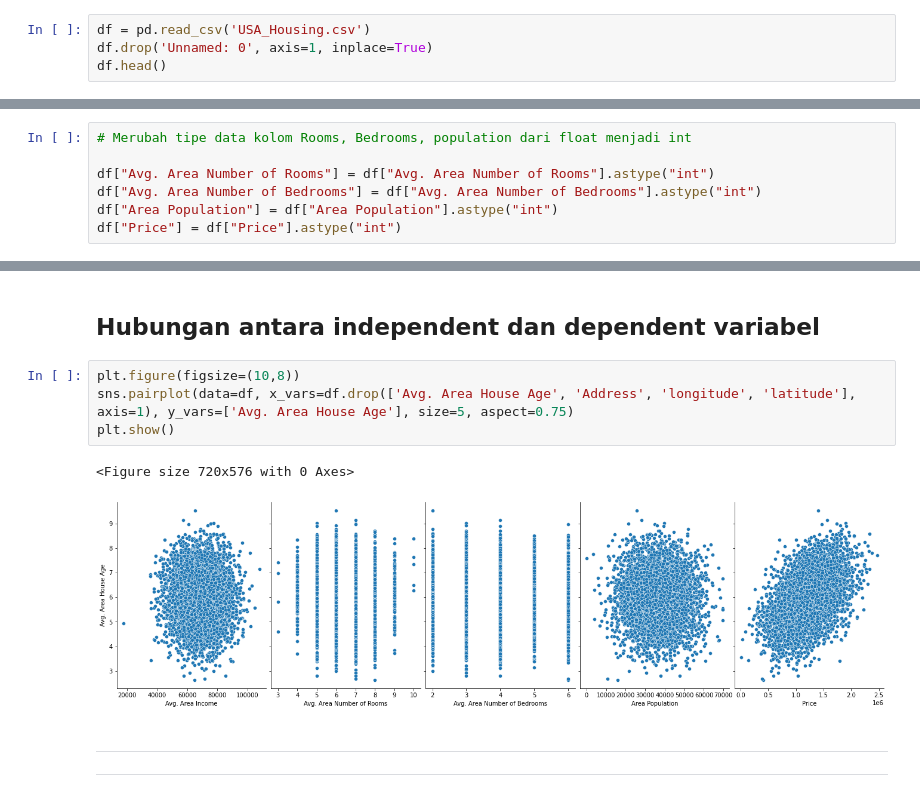
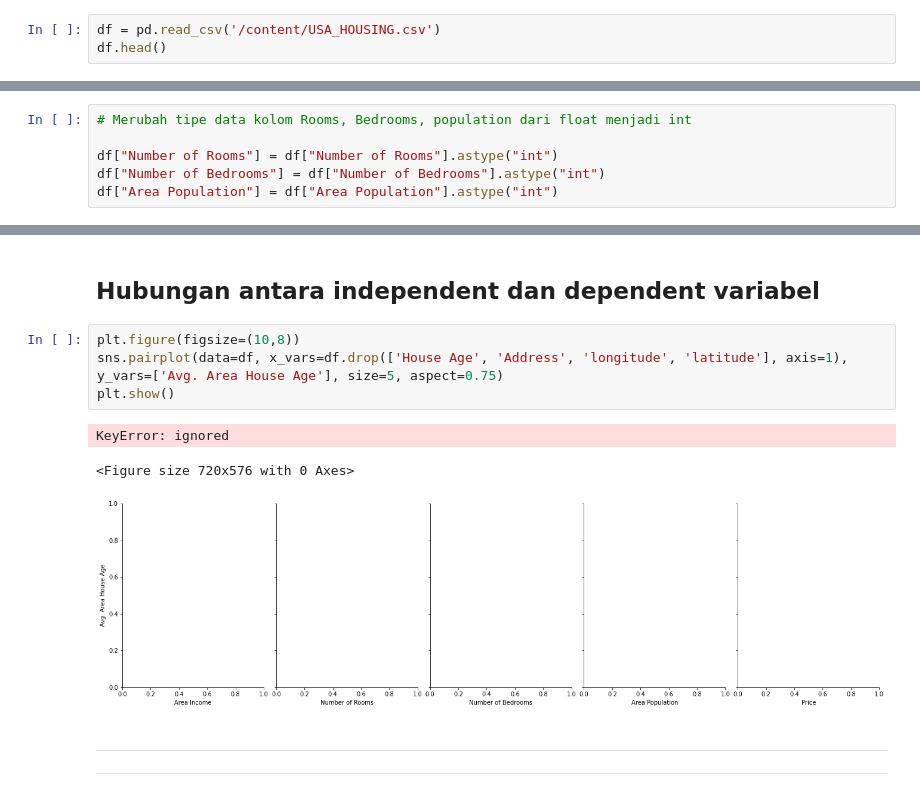
Before and after one commit to happyta30/Projek-Akhir, a Jupyter notebook: model_development/Pred_House_Age.ipynb, the cells around one changed output, grey strips where cells are left out. Cells and saved outputs as stored; diff of their text form.

```diff
--- a/model_development/Pred_House_Age.ipynb
+++ b/model_development/Pred_House_Age.ipynb
@@ -12,7 +12,6 @@ warnings.filterwarnings("ignore")
 # %% [markdown]
 # Import Dataset
 # %%
-df = pd.read_csv('USA_Housing.csv')
-df.drop('Unnamed: 0', axis=1, inplace=True)
+df = pd.read_csv('/content/USA_HOUSING.csv')
 df.head()
 # %% [output]
@@ -95,10 +94,9 @@ df.describe()
 # %%
 # Merubah tipe data kolom Rooms, Bedrooms, population dari float menjadi int
 
-df["Avg. Area Number of Rooms"] = df["Avg. Area Number of Rooms"].astype("int")
-df["Avg. Area Number of Bedrooms"] = df["Avg. Area Number of Bedrooms"].astype("int")
+df["Number of Rooms"] = df["Number of Rooms"].astype("int")
+df["Number of Bedrooms"] = df["Number of Bedrooms"].astype("int")
 df["Area Population"] = df["Area Population"].astype("int")
-df["Price"] = df["Price"].astype("int")
 # %%
 # Hasil update dataset
 
@@ -259,11 +256,12 @@ plt.show()
 ## Hubungan antara independent dan dependent variabel
 # %%
 plt.figure(figsize=(10,8))
-sns.pairplot(data=df, x_vars=df.drop(['Avg. Area House Age', 'Address', 'longitude', 'latitude'], axis=1), y_vars=['Avg. Area House Age'], size=5, aspect=0.75)
+sns.pairplot(data=df, x_vars=df.drop(['House Age', 'Address', 'longitude', 'latitude'], axis=1), y_vars=['Avg. Area House Age'], size=5, aspect=0.75)
 plt.show()
 # %% [output]
-<Figure size 720x576 with 0 Axes>
+KeyError: ignored
+<Figure size 720x576 with 0 Axes>
-[figure, old version]
+[figure, new version]
 # %% [markdown]
 
 
```
Also changed, not shown: parts of 32 cells of this notebook, 6 other files.
